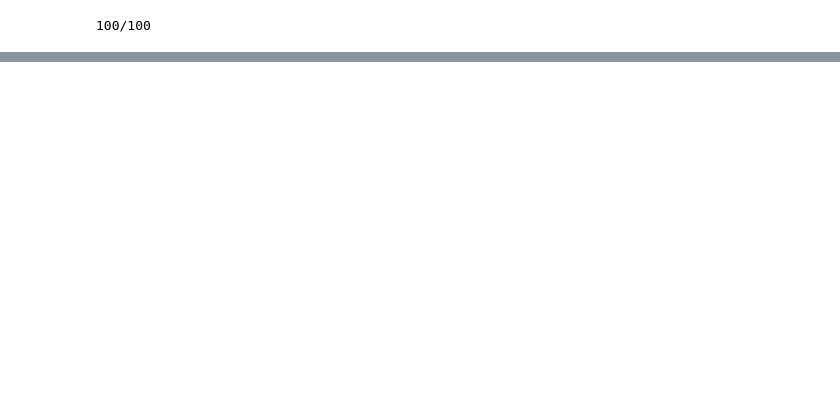
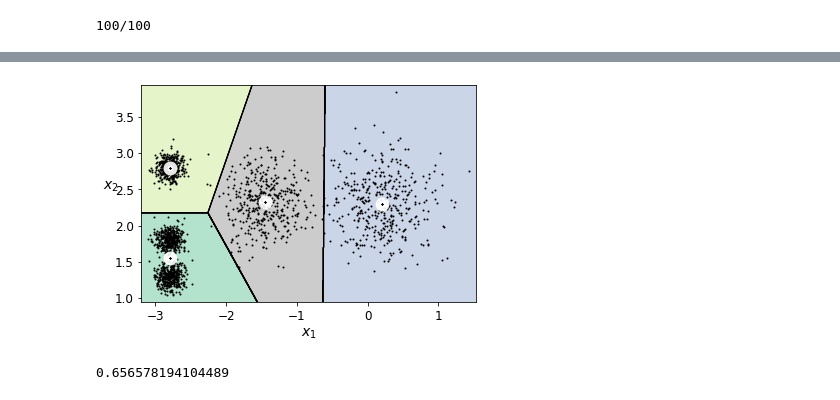
Before and after one commit to KimHS0915/hands-on-ml, a Jupyter notebook: 09/unsupervised_learning.ipynb, the cells around one changed output, grey strips where cells are left out. Drawn from its saved outputs; the diff is of its cells as text; code cells hidden in the pictures; blank space fills up the shorter version.

```diff
--- a/09/unsupervised_learning.ipynb
+++ b/09/unsupervised_learning.ipynb
@@ -403,0 +439,11 @@ plt.show()
+# %%
+plot_decision_boundaries(kmeans_per_k[4-1], X)
+plt.show()
+# %% [output]
+[figure, added]
+# %%
+from sklearn.metrics import silhouette_score
+
+silhouette_score(X, kmeans.labels_)
+# %% [output]
+0.656578194104489
```
Also changed, not shown: parts of 22 cells of this notebook.
